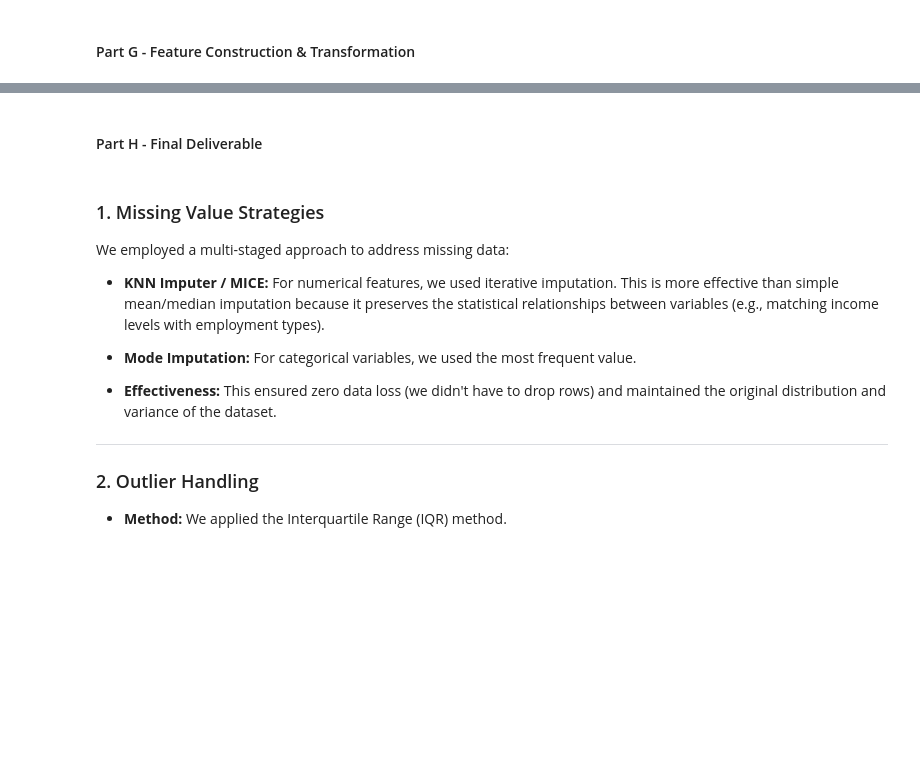
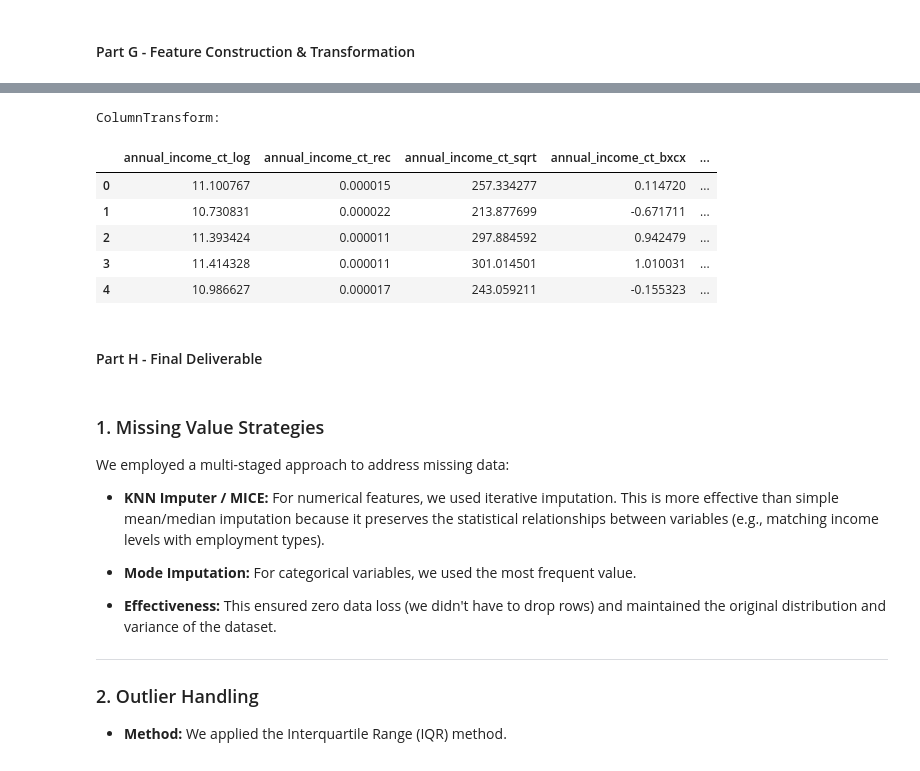
Before and after one commit to krish-desai-123/Data-Preprocessing-and-Feature-Engineering, a Jupyter notebook: Final_Project/holistic_data_preparer.ipynb, the cells around one changed output, grey strips where cells are left out. Saved outputs shown, nothing was run; the diff lists cells and outputs as text; code cells hidden in the pictures; blank space fills up the shorter version.

```diff
--- a/Final_Project/holistic_data_preparer.ipynb
+++ b/Final_Project/holistic_data_preparer.ipynb
@@ -1131,3 +1068,29 @@ Yeo-Johnson Transform:
+# %%
+# ColumnTransformer
+
+ct = ColumnTransformer(
+    transformers=[
+        ('annual_income_ct_log',FunctionTransformer(func=np.log1p),['annual_income']),
+        ('annual_income_ct_rec',FunctionTransformer(func=np.reciprocal),['annual_income']),
+        ('annual_income_ct_sqrt',FunctionTransformer(func=np.sqrt),['annual_income']),
+        ('annual_income_ct_bxcx',PowerTransformer(method='box-cox'),['annual_income']),
+        ('annual_income_ct_yj',PowerTransformer(method='yeo-johnson'),['annual_income']),
+    ], remainder='drop'
+)
+
+df_iqr_w[['annual_income_ct_log', 'annual_income_ct_rec', 'annual_income_ct_sqrt', 'annual_income_ct_bxcx','annual_income_ct_yj']] = ct.fit_transform(df_iqr_w)
+
+print('ColumnTransform: ')
+display(df_iqr_w[['annual_income_ct_log', 'annual_income_ct_rec', 'annual_income_ct_sqrt', 'annual_income_ct_bxcx', 'annual_income_ct_yj']].head())
+drop_(['annual_income_ct_log','annual_income_ct_rec','annual_income_ct_sqrt','annual_income_ct_bxcx','annual_income_ct_yj'])
+# %% [output]
+ColumnTransform:
+|  | annual_income_ct_log | annual_income_ct_rec | annual_income_ct_sqrt | annual_income_ct_bxcx | ... |
+| 0 | 11.100767 | 0.000015 | 257.334277 | 0.114720 | ... |
+| 1 | 10.730831 | 0.000022 | 213.877699 | -0.671711 | ... |
+| 2 | 11.393424 | 0.000011 | 297.884592 | 0.942479 | ... |
+| 3 | 11.414328 | 0.000011 | 301.014501 | 1.010031 | ... |
+| 4 | 10.986627 | 0.000017 | 243.059211 | -0.155323 | ... |
 # %% [markdown]
 #### Part H - Final Deliverable
 # %% [markdown]
```
Also changed, not shown: parts of 12 cells of this notebook.
